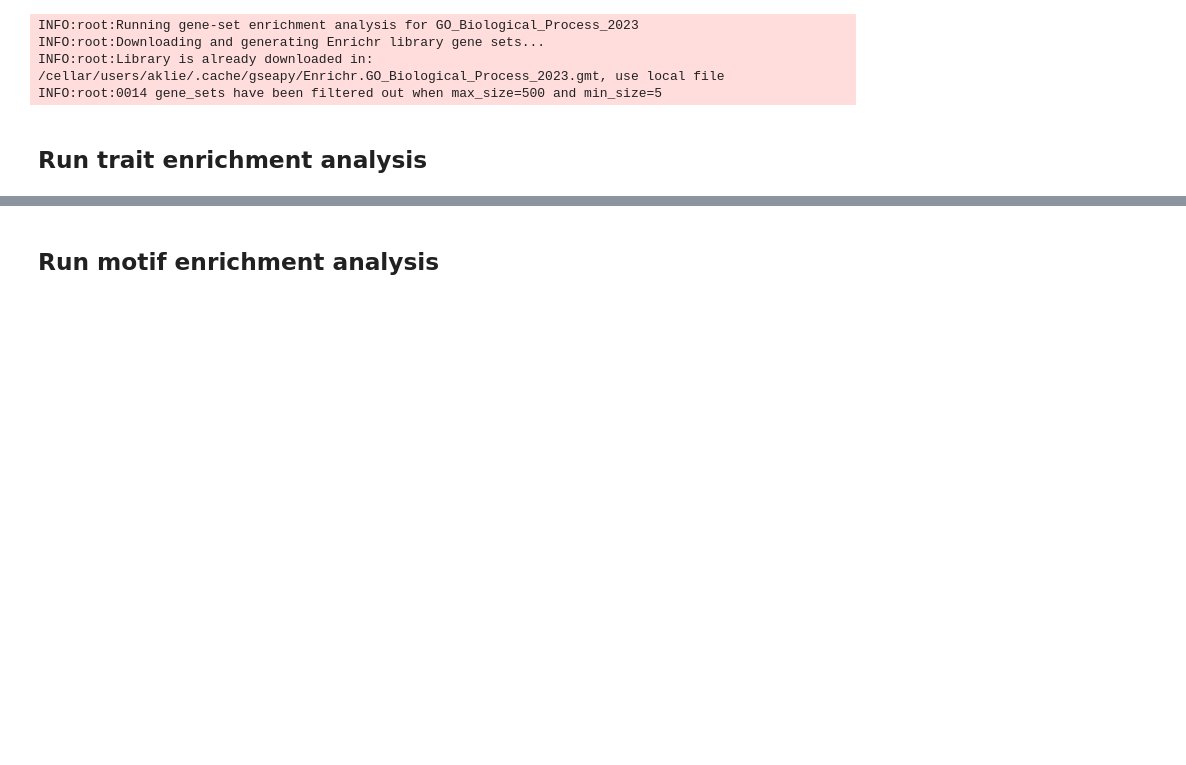
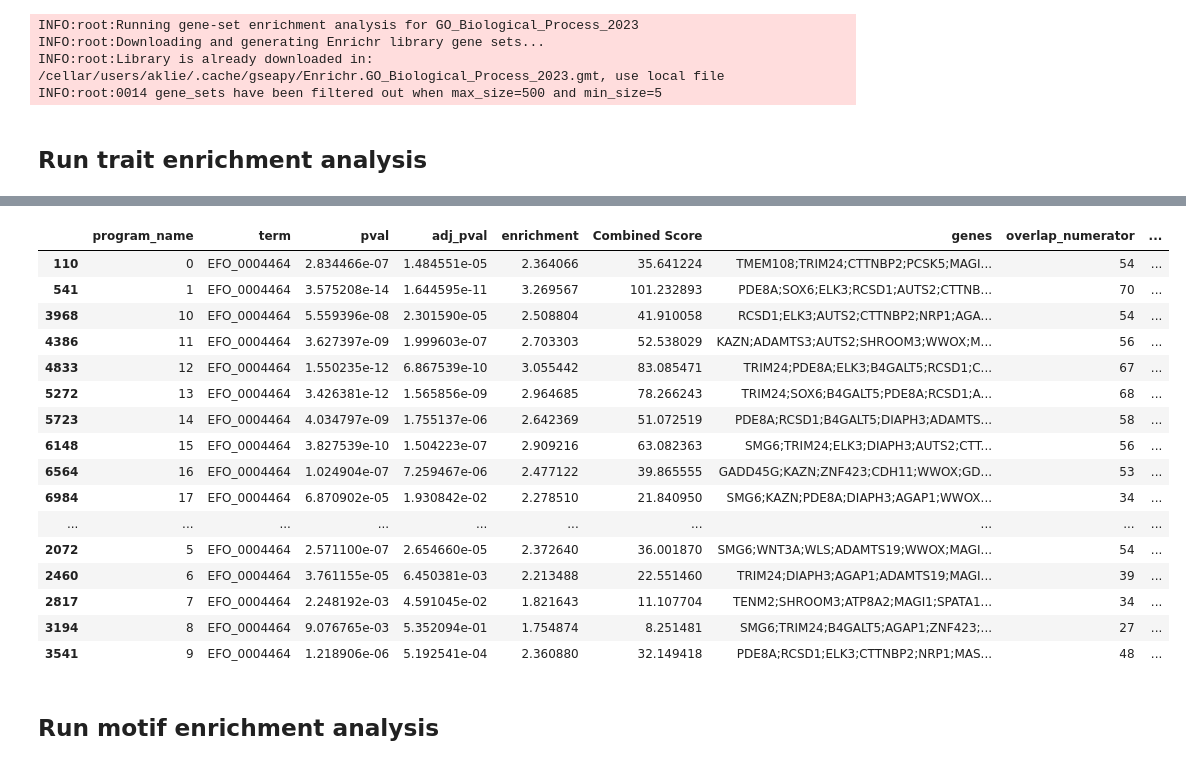
Before and after one commit to EngreitzLab/gene_network_evaluation, a Jupyter notebook: examples/evaluation/evaluation_pipeline.ipynb, the cells around one changed output, grey strips where cells are left out. Drawn from its saved outputs; the diff is of its cells as text; code cells hidden in the pictures; blank space fills up the shorter version.

```diff
--- a/examples/evaluation/evaluation_pipeline.ipynb
+++ b/examples/evaluation/evaluation_pipeline.ipynb
@@ -187,7 +187,10 @@ pre_res_trait = compute_trait_enrichment(
     key_column=trait_enrichment_config['key_column'],
     gene_column=trait_enrichment_config['gene_column'],
     method=trait_enrichment_config['method'],
-    loading_rank_thresh=trait_enrichment_config['loading_rank_thresh'],
+    n_top=trait_enrichment_config['n_top'],
+    low_cutoff=trait_enrichment_config['low_cutoff'],
+    min_size=trait_enrichment_config['min_size'],
+    max_size=trait_enrichment_config['max_size'],
 )
 if trait_enrichment_config["method"] == "fisher":
     pre_res_trait = pre_res_trait.rename(columns={"Term": "term", "P-value": "pval", "Adjusted P-value": "adj_pval", "Odds Ratio": "enrichment", "Genes": "genes"})
@@ -207,3 +226,23 @@ data.to_csv(os.path.join(path_out, f"{prog_key}_{trait_enrichment_config['librar
+# %%
+pre_res_trait[pre_res_trait["term"] == "EFO_0004464"]
+# %% [output]
+|  | program_name | term | pval | adj_pval | enrichment | Combined Score | genes | overlap_numerator | ... |
+| 110 | 0 | EFO_0004464 | 2.834466e-07 | 1.484551e-05 | 2.364066 | 35.641224 | TMEM108;TRIM24;CTTNBP2;PCSK5;MAGI... | 54 | ... |
+| 541 | 1 | EFO_0004464 | 3.575208e-14 | 1.644595e-11 | 3.269567 | 101.232893 | PDE8A;SOX6;ELK3;RCSD1;AUTS2;CTTNB... | 70 | ... |
+| 3968 | 10 | EFO_0004464 | 5.559396e-08 | 2.301590e-05 | 2.508804 | 41.910058 | RCSD1;ELK3;AUTS2;CTTNBP2;NRP1;AGA... | 54 | ... |
+| 4386 | 11 | EFO_0004464 | 3.627397e-09 | 1.999603e-07 | 2.703303 | 52.538029 | KAZN;ADAMTS3;AUTS2;SHROOM3;WWOX;M... | 56 | ... |
+| 4833 | 12 | EFO_0004464 | 1.550235e-12 | 6.867539e-10 | 3.055442 | 83.085471 | TRIM24;PDE8A;ELK3;B4GALT5;RCSD1;C... | 67 | ... |
+| 5272 | 13 | EFO_0004464 | 3.426381e-12 | 1.565856e-09 | 2.964685 | 78.266243 | TRIM24;SOX6;B4GALT5;PDE8A;RCSD1;A... | 68 | ... |
+| 5723 | 14 | EFO_0004464 | 4.034797e-09 | 1.755137e-06 | 2.642369 | 51.072519 | PDE8A;RCSD1;B4GALT5;DIAPH3;ADAMTS... | 58 | ... |
+| 6148 | 15 | EFO_0004464 | 3.827539e-10 | 1.504223e-07 | 2.909216 | 63.082363 | SMG6;TRIM24;ELK3;DIAPH3;AUTS2;CTT... | 56 | ... |
+| 6564 | 16 | EFO_0004464 | 1.024904e-07 | 7.259467e-06 | 2.477122 | 39.865555 | GADD45G;KAZN;ZNF423;CDH11;WWOX;GD... | 53 | ... |
+| 6984 | 17 | EFO_0004464 | 6.870902e-05 | 1.930842e-02 | 2.278510 | 21.840950 | SMG6;KAZN;PDE8A;DIAPH3;AGAP1;WWOX... | 34 | ... |
+| ... | ... | ... | ... | ... | ... | ... | ... | ... | ... |
+| 2072 | 5 | EFO_0004464 | 2.571100e-07 | 2.654660e-05 | 2.372640 | 36.001870 | SMG6;WNT3A;WLS;ADAMTS19;WWOX;MAGI... | 54 | ... |
+| 2460 | 6 | EFO_0004464 | 3.761155e-05 | 6.450381e-03 | 2.213488 | 22.551460 | TRIM24;DIAPH3;AGAP1;ADAMTS19;MAGI... | 39 | ... |
+| 2817 | 7 | EFO_0004464 | 2.248192e-03 | 4.591045e-02 | 1.821643 | 11.107704 | TENM2;SHROOM3;ATP8A2;MAGI1;SPATA1... | 34 | ... |
+| 3194 | 8 | EFO_0004464 | 9.076765e-03 | 5.352094e-01 | 1.754874 | 8.251481 | SMG6;TRIM24;B4GALT5;AGAP1;ZNF423;... | 27 | ... |
+| 3541 | 9 | EFO_0004464 | 1.218906e-06 | 5.192541e-04 | 2.360880 | 32.149418 | PDE8A;RCSD1;ELK3;CTTNBP2;NRP1;MAS... | 48 | ... |
 # %% [markdown]
 ## Run motif enrichment analysis
 # %%
```
Also changed, not shown: parts of 1 cell of this notebook, 5 other files.
